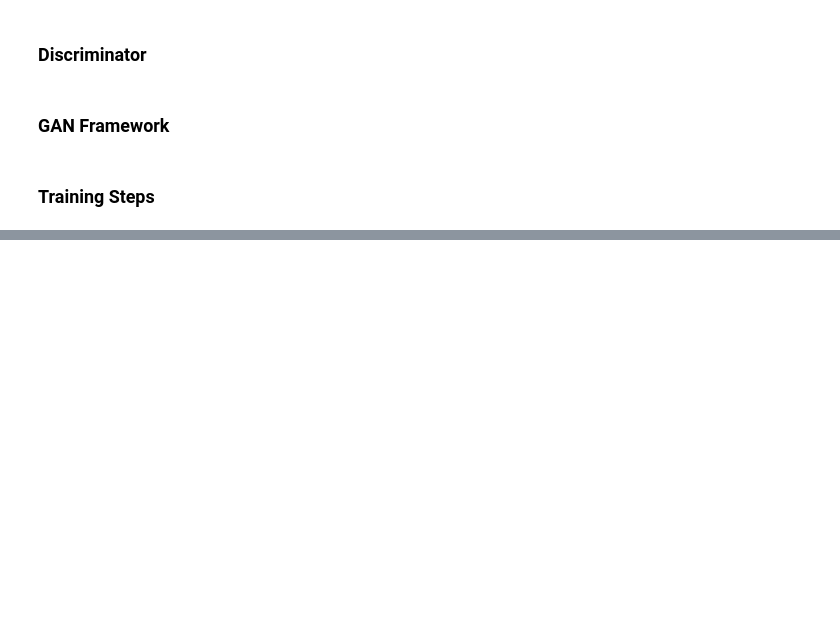
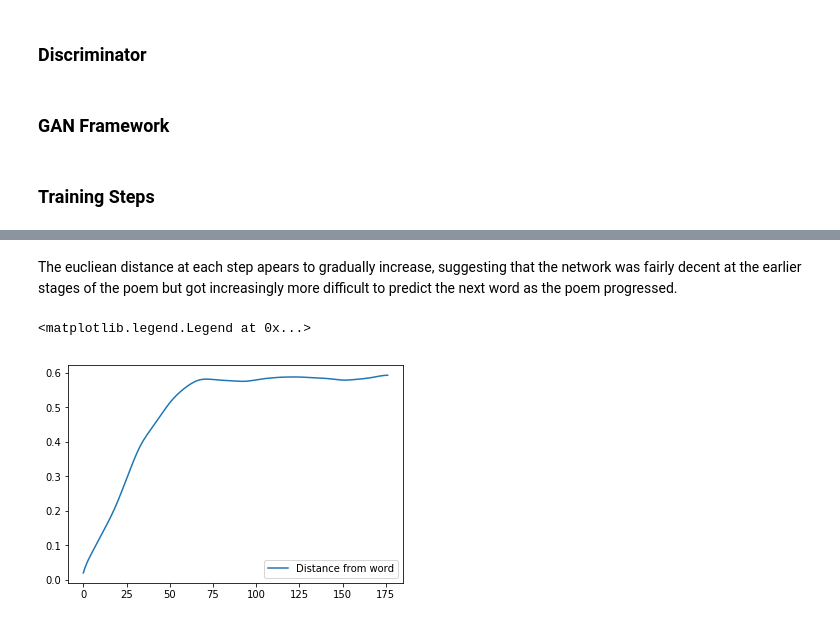
Before and after one commit to sburtch/poet-rnn, a Jupyter notebook: GAN-RNN.ipynb, the cells around one changed output, grey strips where cells are left out. Saved outputs shown, nothing was run; the diff lists cells and outputs as text; code cells hidden in the pictures; blank space fills up the shorter version.

```diff
--- a/GAN-RNN.ipynb
+++ b/GAN-RNN.ipynb
@@ -250,0 +271,5 @@ generator loss at step 490: 15.942385
+# %%
+random_latent_vector = np.random.normal(size=(1,num_steps, 1))
+
+# Decode them to fake poems
+generated_poem = generator.predict(random_latent_vector)
@@ -250,0 +292,23 @@ generator loss at step 490: 15.942385
+# %%
+import math
+poem = []
+for word in generated_poem[0]:
+    num = 0
+    dist = math.inf
+    for ind, vec in enumerate(embedding_matrix[1:]):
+        temp = np.linalg.norm(vec-word)
+        if temp < dist:
+            dist = temp
+            num = ind
+    if num != 0:
+        poem.append(dist)
+    else:
+        poem.append(' ')
+# %% [markdown]
+The eucliean distance at each step apears to gradually increase, suggesting that the network was fairly decent at the earlier stages of the poem but got increasingly more difficult to predict the next word as the poem progressed.
+# %%
+plt.plot(poem)
+plt.legend(['Distance from word'])
+# %% [output]
+<matplotlib.legend.Legend at 0x...>
+[figure, added]
```
Also changed, not shown: parts of 5 cells of this notebook, 2 other files.
